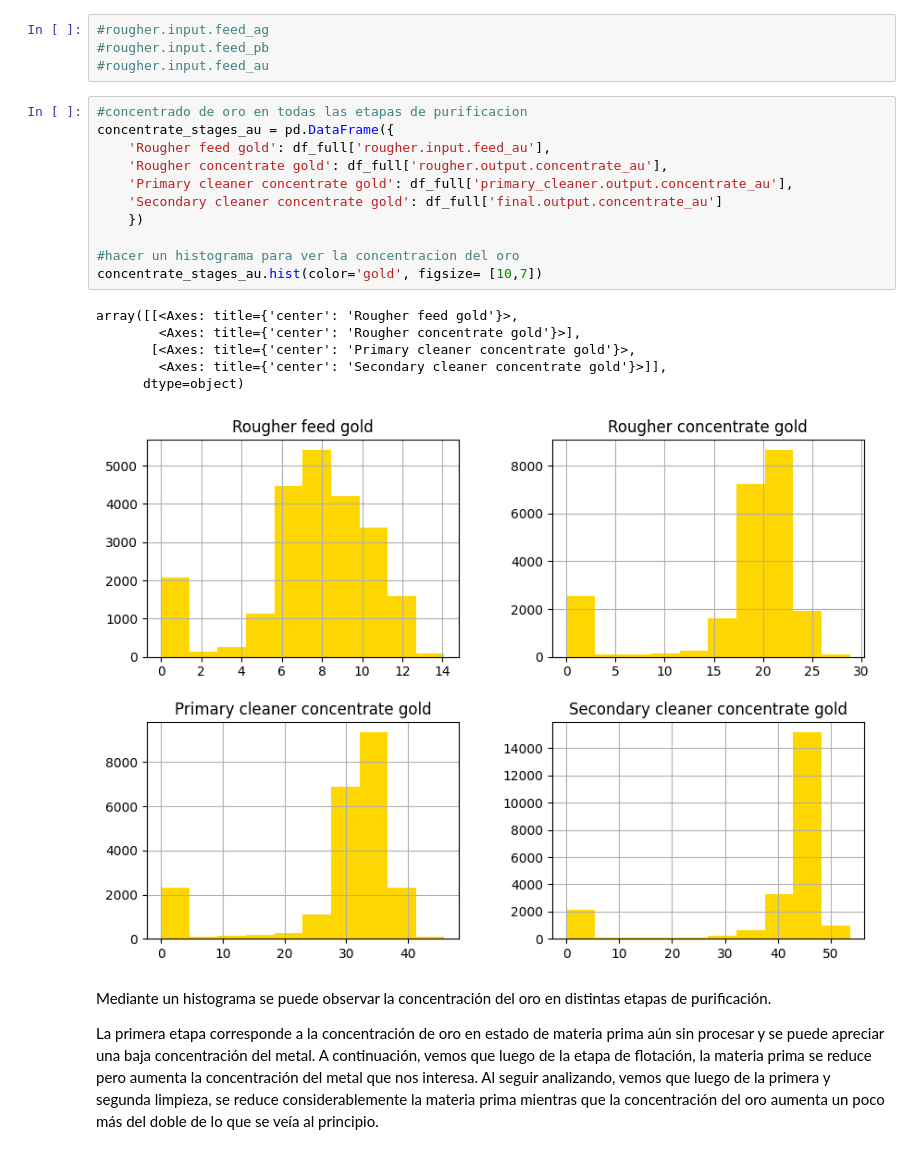
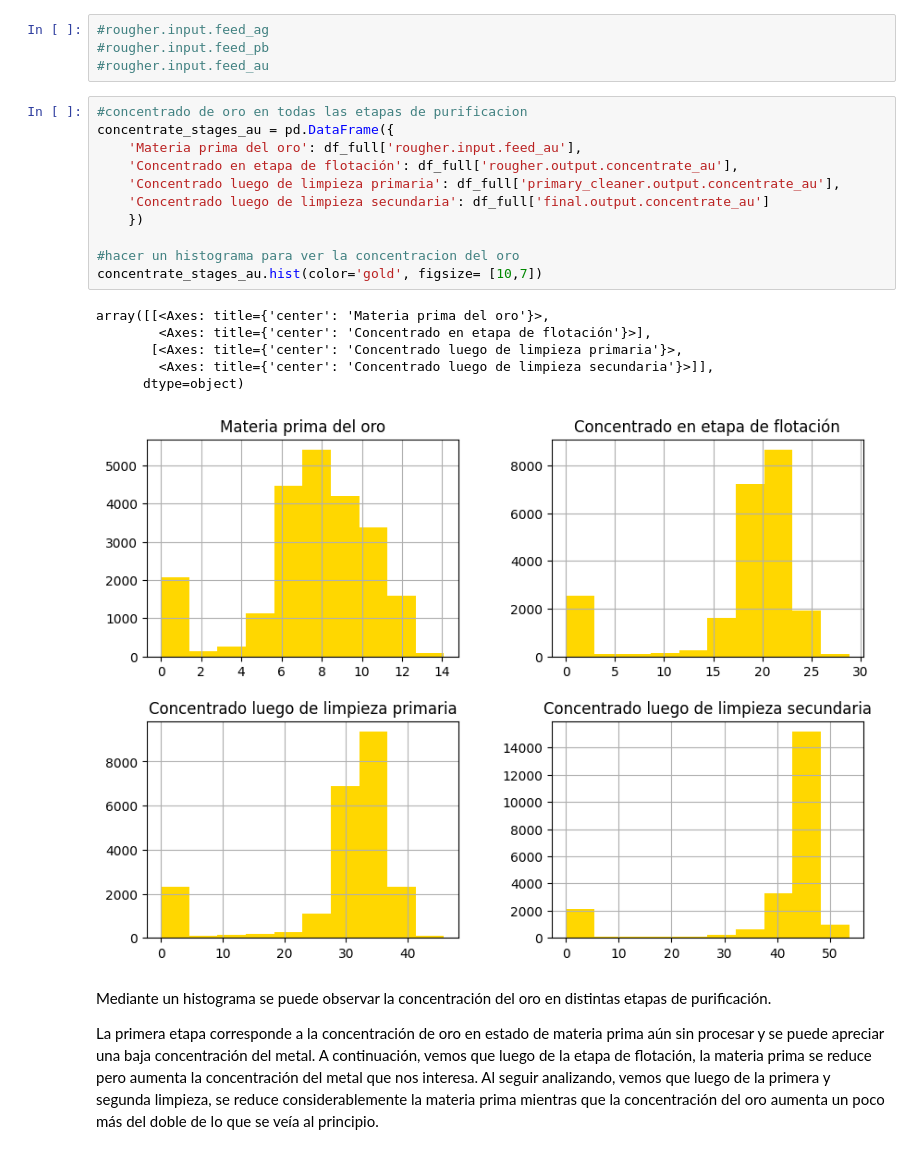
Before and after one commit to wh1tneyr/proyecto-tecnologico, a Jupyter notebook: gold.ipynb, the cells around one changed output. Drawn from its saved outputs; the diff is of its cells as text.

Commit message:
cambiando los títulos de histogramas en concentracion del oro a español

```diff
--- a/gold.ipynb
+++ b/gold.ipynb
@@ -351,21 +351,21 @@ Ya se encuentran los tres conjuntos de datos preparados para proseguir con el an
 # %%
 #concentrado de oro en todas las etapas de purificacion
 concentrate_stages_au = pd.DataFrame({
-    'Rougher feed gold': df_full['rougher.input.feed_au'],
-    'Rougher concentrate gold': df_full['rougher.output.concentrate_au'],
-    'Primary cleaner concentrate gold': df_full['primary_cleaner.output.concentrate_au'],
-    'Secondary cleaner concentrate gold': df_full['final.output.concentrate_au']
+    'Materia prima del oro': df_full['rougher.input.feed_au'],
+    'Concentrado en etapa de flotación': df_full['rougher.output.concentrate_au'],
+    'Concentrado luego de limpieza primaria': df_full['primary_cleaner.output.concentrate_au'],
+    'Concentrado luego de limpieza secundaria': df_full['final.output.concentrate_au']
     })
 
 #hacer un histograma para ver la concentracion del oro
 concentrate_stages_au.hist(color='gold', figsize= [10,7])
 # %% [output]
-array([[<Axes: title={'center': 'Rougher feed gold'}>,
-        <Axes: title={'center': 'Rougher concentrate gold'}>],
-       [<Axes: title={'center': 'Primary cleaner concentrate gold'}>,
-        <Axes: title={'center': 'Secondary cleaner concentrate gold'}>]],
+array([[<Axes: title={'center': 'Materia prima del oro'}>,
+        <Axes: title={'center': 'Concentrado en etapa de flotación'}>],
+       [<Axes: title={'center': 'Concentrado luego de limpieza primaria'}>,
+        <Axes: title={'center': 'Concentrado luego de limpieza secundaria'}>]],
       dtype=object)
-[figure, old version]
+[figure, new version]
 # %% [markdown]
 Mediante un histograma se puede observar la concentración del oro en distintas etapas de purificación.
 
```
Also changed, not shown: parts of 1 cell of this notebook.
